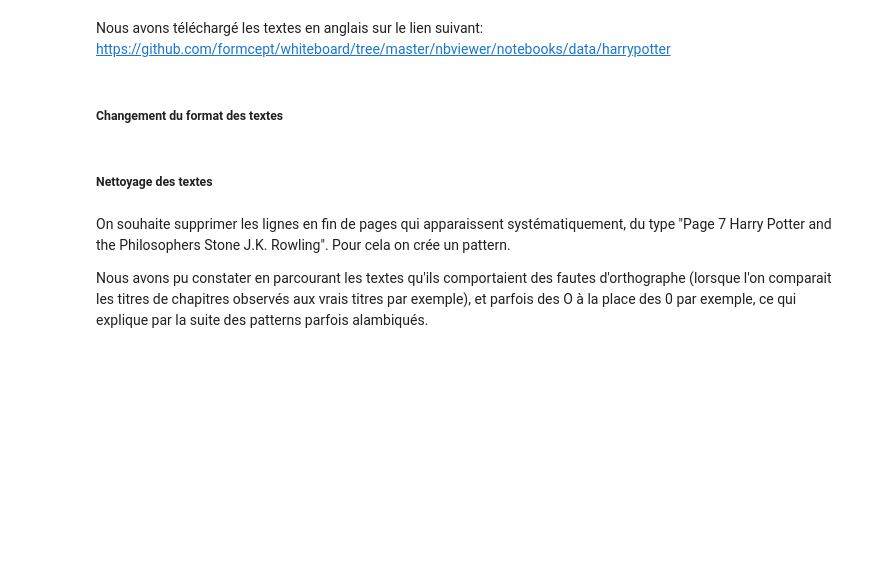
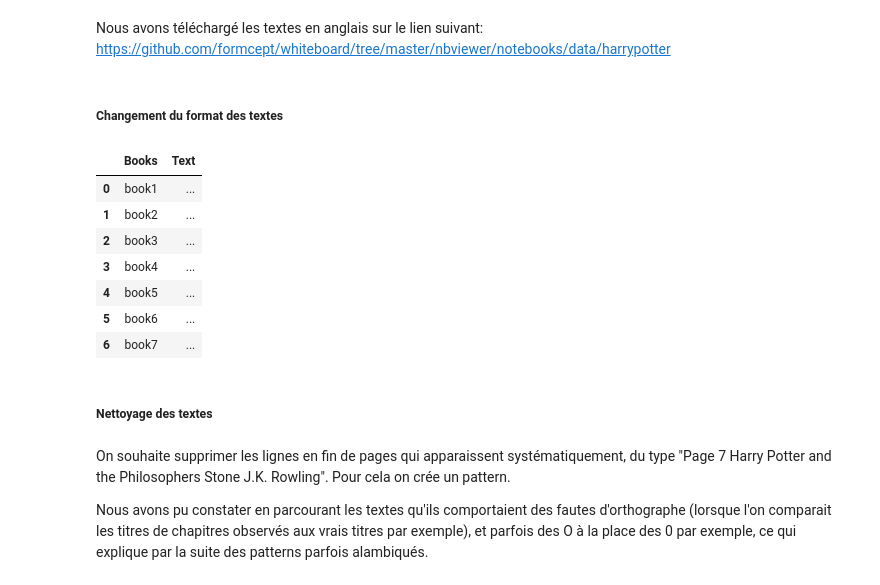
Before and after one commit to sophievaillant/Harry-Python, a Jupyter notebook: Notebook_final.ipynb, the cells around one changed output. Cells and saved outputs as stored; diff of their text form; code cells hidden in the pictures; blank space fills up the shorter version.

```diff
--- a/Notebook_final.ipynb
+++ b/Notebook_final.ipynb
@@ -99,8 +99,16 @@ Books_csv['book4'].head(100)
 # %%
 #On crée un tableau avec tous les livres
 
 df_books = pd.DataFrame(Books_csv.items(), columns = ['Books', 'Text'])
-df_books
+# %% [output]
+|  | Books | Text |
+| 0 | book1 | ... |
+| 1 | book2 | ... |
+| 2 | book3 | ... |
+| 3 | book4 | ... |
+| 4 | book5 | ... |
+| 5 | book6 | ... |
+| 6 | book7 | ... |
 # %% [markdown]
 ##### Nettoyage des textes
 # %% [markdown]
```
Also changed, not shown: parts of 20 cells of this notebook.
